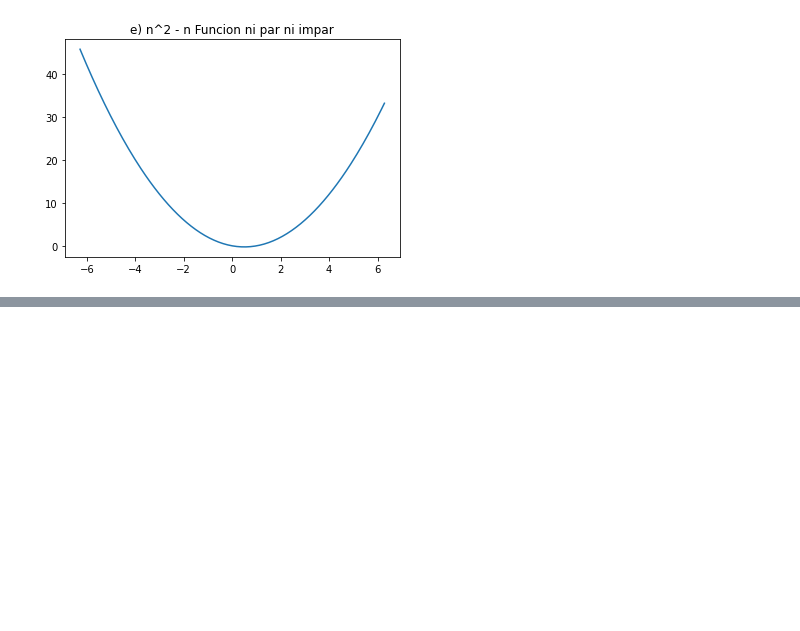
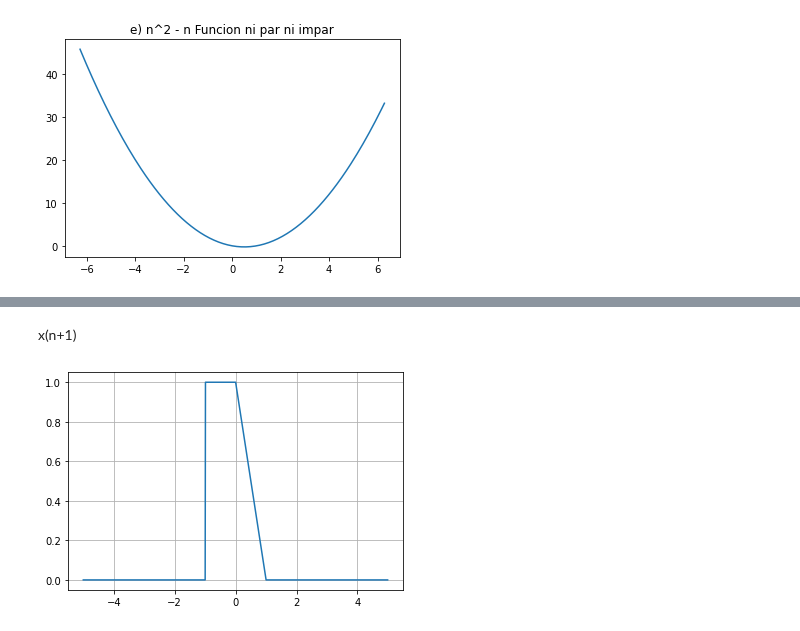
Before and after one commit to Armando5Rdh/procesamientoSenales, a Jupyter notebook: Python/PDS_1.2.ipynb, the cells around one changed output, grey strips where cells are left out. Drawn from its saved outputs; the diff is of its cells as text; code cells hidden in the pictures; blank space fills up the shorter version.

```diff
--- a/Python/PDS_1.2.ipynb
+++ b/Python/PDS_1.2.ipynb
@@ -55,0 +74,9 @@ plt.show()
+# %% [markdown]
+x(n+1)
+# %%
+xn2 = function(n+1)
+plt.plot(n, xn2)
+plt.grid()
+plt.show()
+# %% [output]
+[figure, added]
```
Also changed, not shown: parts of 11 cells of this notebook, 2 other files.
